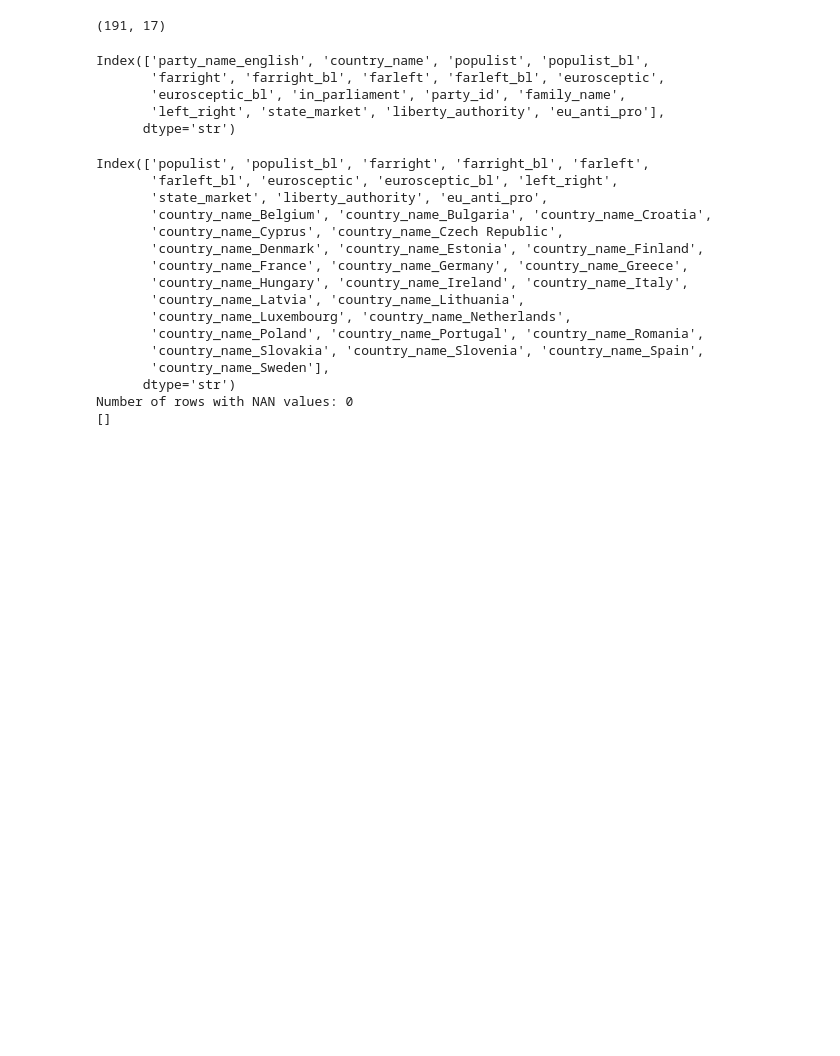
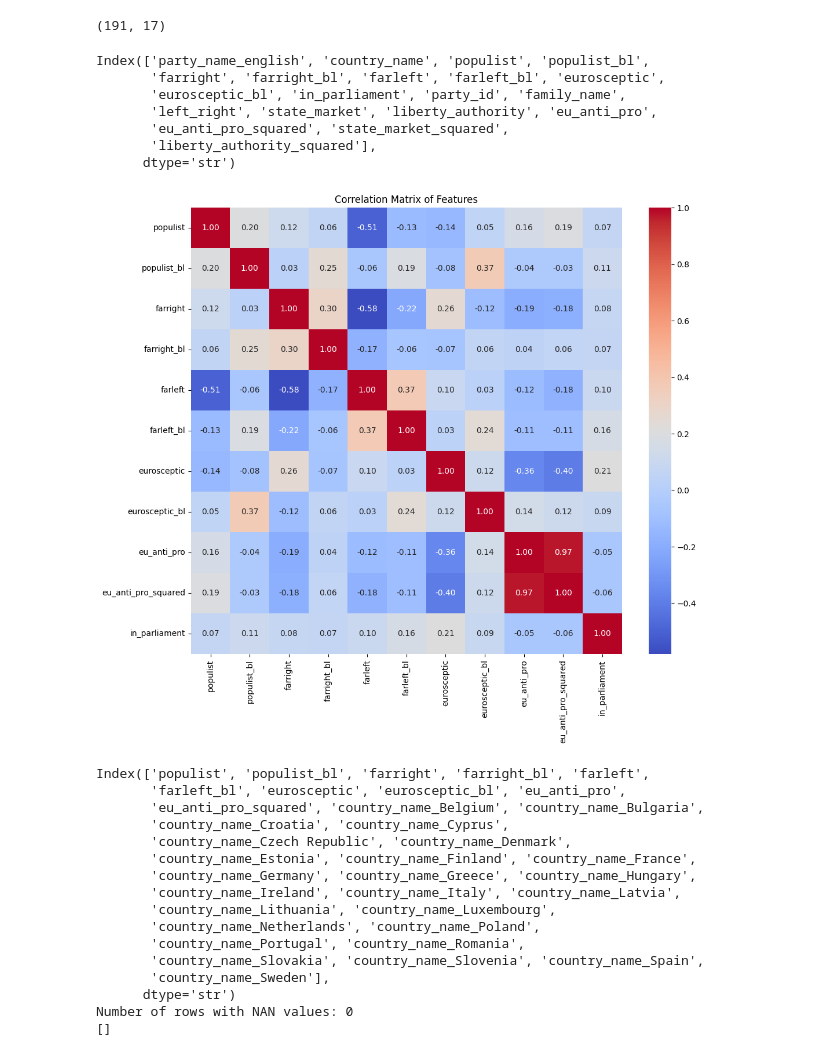
Before and after one commit to greenbear26/RAMM-Project, a Jupyter notebook: ml-src/party_predict.ipynb, the cells around one changed output. Drawn from its saved outputs; the diff is of its cells as text; code cells hidden in the pictures; blank space fills up the shorter version.

```diff
--- a/ml-src/party_predict.ipynb
+++ b/ml-src/party_predict.ipynb
@@ -124,13 +124,20 @@ print(merged_df.shape)
 # Save cleaned set
 merged_df.to_csv('../datasets/party/merged_party_data.csv', index=False)
 # %%
-# Change country+family_name to categorical variable dummies (0 or 1)
 training_df = merged_df.copy()
+
+# Adding new features
+training_df['eu_anti_pro_squared'] = training_df['eu_anti_pro'] ** 2
+training_df['state_market_squared'] = training_df['state_market'] ** 2
+training_df['liberty_authority_squared'] = training_df['liberty_authority'] ** 2
+
 training_df.head()
 print(training_df.columns)
 # %% [output]
 Index(['party_name_english', 'country_name', 'populist', 'populist_bl',
        'farright', 'farright_bl', 'farleft', 'farleft_bl', 'eurosceptic',
        'eurosceptic_bl', 'in_parliament', 'party_id', 'family_name',
-       'left_right', 'state_market', 'liberty_authority', 'eu_anti_pro'],
+       'left_right', 'state_market', 'liberty_authority', 'eu_anti_pro',
+       'eu_anti_pro_squared', 'state_market_squared',
+       'liberty_authority_squared'],
       dtype='str')
@@ -162,3 +144,31 @@ y = training_df['in_parliament']
+# %%
+X = training_df[[
+    'populist',
+    'populist_bl',
+    'farright',
+    'farright_bl',
+    'farleft',
+    'farleft_bl',
+    'eurosceptic',
+    'eurosceptic_bl',
+    'country_name',
+    # 'family_name',
+    # 'left_right',
+    # 'state_market',
+    # 'liberty_authority',
+    'eu_anti_pro',
+    'eu_anti_pro_squared',
+]]
+
+y = training_df['in_parliament']
+
+# Print correlation matrix for numeric X features
+plt.figure(figsize=(12, 10))
+sns.heatmap(X.select_dtypes(include=[np.number]).merge(y, left_index=True, right_index=True).corr(), annot=True, cmap='coolwarm', fmt='.2f')
+plt.title('Correlation Matrix of Features')
+plt.show()
+# %% [output]
+[figure, added]
 # %%
 # Create dummies for categorical variables
 columns_to_dummy = []
@@ -170,30 +180,22 @@ if 'family_name' in X.columns:
 X = pd.get_dummies(X, columns=columns_to_dummy, drop_first=True)
 print(X.columns)
 
-# Train test split
-X_train, X_test, y_train, y_test = train_test_split(X, y, test_size=0.3, random_state=42)
-
-# Scale features
-scaler = StandardScaler()
-X_train_scaled = scaler.fit_transform(X_train)
-X_test_scaled = scaler.transform(X_test)
-
 # Check which rows have NAN values
 nan_rows = np.isnan(X_train_scaled).any(axis=1)
 print(f'Number of rows with NAN values: {nan_rows.sum()}')
 print(X_train_scaled[nan_rows])
 # %% [output]
 Index(['populist', 'populist_bl', 'farright', 'farright_bl', 'farleft',
-       'farleft_bl', 'eurosceptic', 'eurosceptic_bl', 'left_right',
-       'state_market', 'liberty_authority', 'eu_anti_pro',
-       'country_name_Belgium', 'country_name_Bulgaria', 'country_name_Croatia',
-       'country_name_Cyprus', 'country_name_Czech Republic',
-       'country_name_Denmark', 'country_name_Estonia', 'country_name_Finland',
-       'country_name_France', 'country_name_Germany', 'country_name_Greece',
-       'country_name_Hungary', 'country_name_Ireland', 'country_name_Italy',
-       'country_name_Latvia', 'country_name_Lithuania',
-       'country_name_Luxembourg', 'country_name_Netherlands',
-       'country_name_Poland', 'country_name_Portugal', 'country_name_Romania',
+       'farleft_bl', 'eurosceptic', 'eurosceptic_bl', 'eu_anti_pro',
+       'eu_anti_pro_squared', 'country_name_Belgium', 'country_name_Bulgaria',
+       'country_name_Croatia', 'country_name_Cyprus',
+       'country_name_Czech Republic', 'country_name_Denmark',
+       'country_name_Estonia', 'country_name_Finland', 'country_name_France',
+       'country_name_Germany', 'country_name_Greece', 'country_name_Hungary',
+       'country_name_Ireland', 'country_name_Italy', 'country_name_Latvia',
+       'country_name_Lithuania', 'country_name_Luxembourg',
+       'country_name_Netherlands', 'country_name_Poland',
+       'country_name_Portugal', 'country_name_Romania',
        'country_name_Slovakia', 'country_name_Slovenia', 'country_name_Spain',
        'country_name_Sweden'],
       dtype='str')
```
Also changed, not shown: parts of 3 cells of this notebook.
